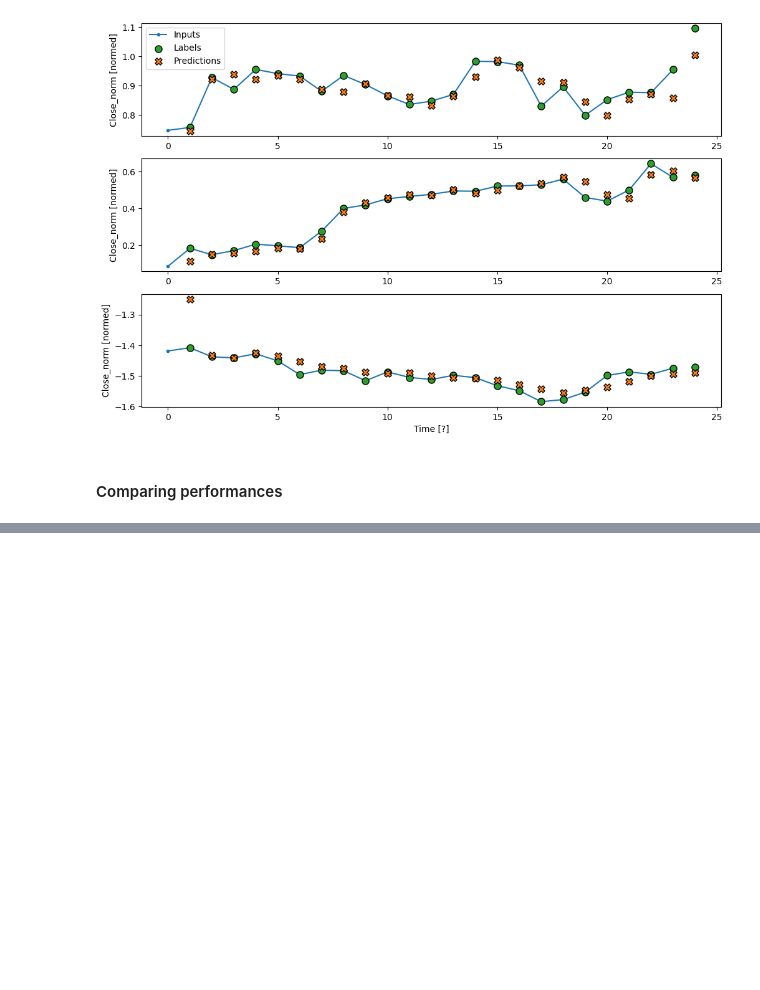
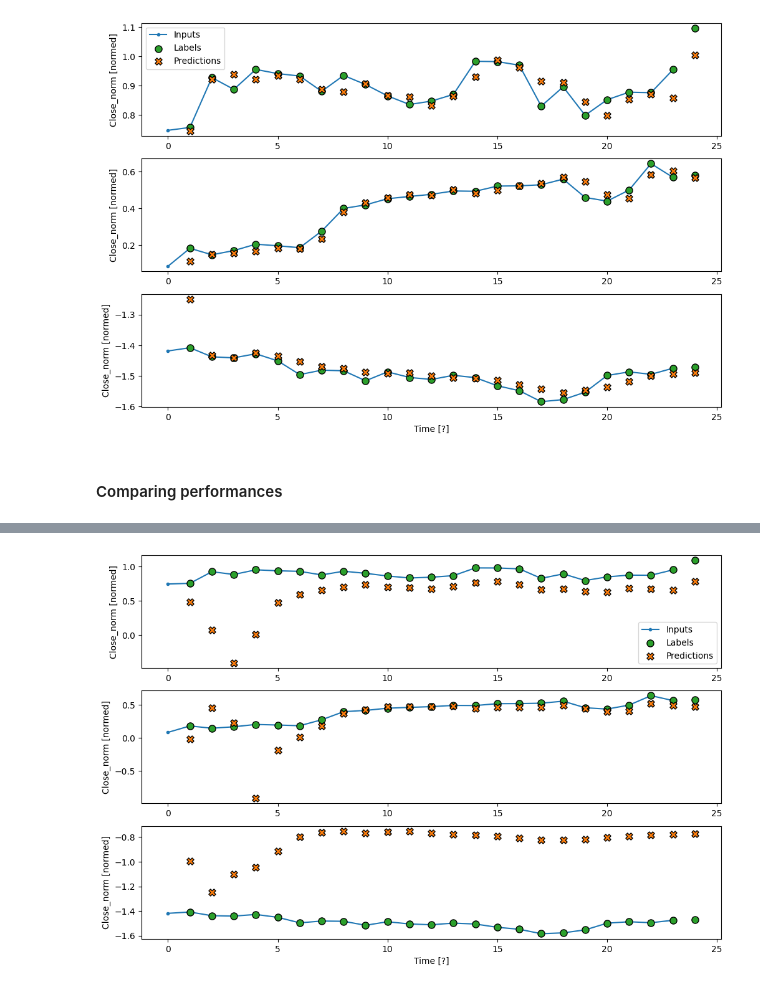
Before and after one commit to bakhshaei/StockPredictor, a Jupyter notebook: my_playground_2.ipynb, the cells around one changed output, grey strips where cells are left out. Drawn from its saved outputs; the diff is of its cells as text; code cells hidden in the pictures; blank space fills up the shorter version.

```diff
--- a/my_playground_2.ipynb
+++ b/my_playground_2.ipynb
@@ -1020,0 +1127,35 @@ _ = plot.legend()
+# %%
+
+# _number_of_features = len(_normalized_columns)
+# _sequence_length = 7
+# _data_length = len(data_temp_train) / _sequence_length
+
+cc_model = Sequential([
+    # Input Layer (sequence of historical prices and technical indicators)
+    # tf.keras.Input(shape=(32, _number_of_features)),
+
+    # Normalization Layer (Min-Max scaling or Z-score normalization)
+    # Normalization(axis=1, input_shape=(_sequense_length, _number_of_features)),
+
+    # LSTM Layer 1 (128 units, return sequences=True)
+    LSTM(128, return_sequences=True),
+
+    # Dropout Layer (20% dropout rate to prevent overfitting)
+    # Dropout(0.01),
+
+    # LSTM Layer 2 (64 units, return sequences=False)
+    LSTM(64, return_sequences=True),
+
+    # Dropout Layer (20% dropout rate)
+    # Dropout(0.01),
+
+    # Dense Layer 0 (64 units, activation='relu')
+    Dense(32, activation='relu'),
+
+    # Dense Layer 1 (32 units, activation='relu')
+    Dense(32, activation='relu'),
+
+    # Dense Layer 2 (1 unit, activation='linear') → Output (predicted price)
+    Dense(1)
+])
+cc_model.summary()
@@ -1020,0 +1205,4 @@ _ = plot.legend()
+# %%
+wide_window.plot(model=cc_model, plot_col='Close_norm')
+# %% [output]
+[figure, added]
```
Also changed, not shown: parts of 17 cells of this notebook, 1 other file.
